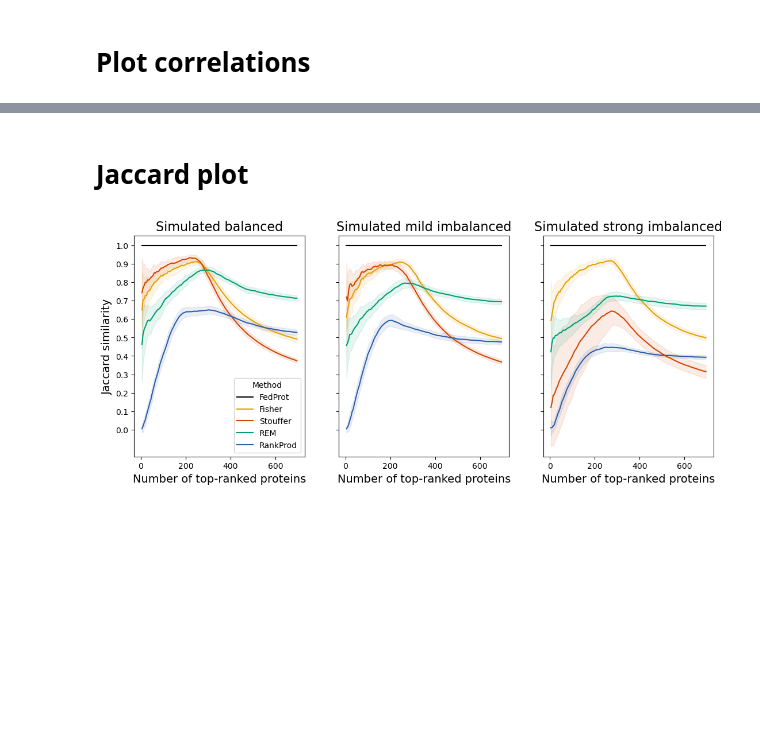
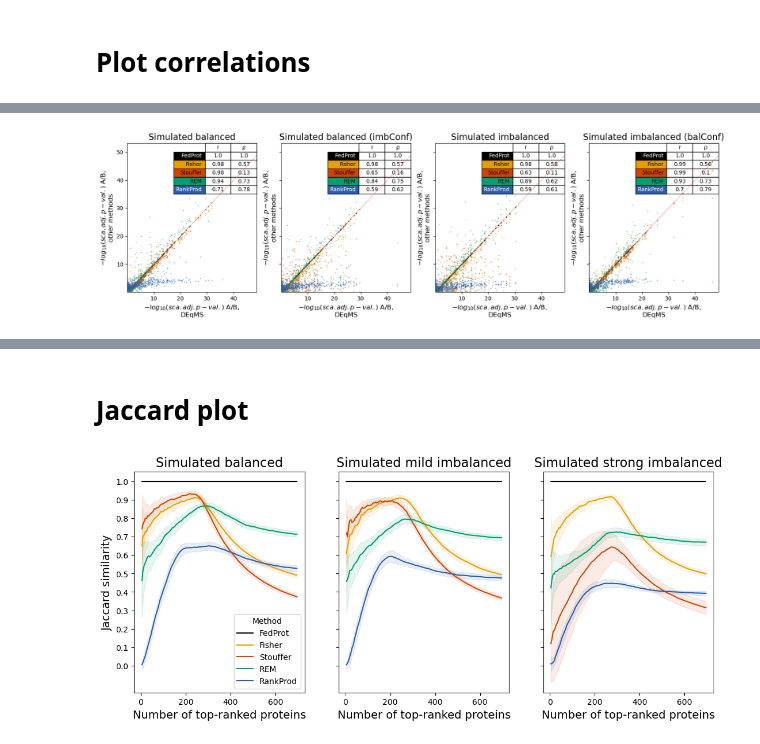
Before and after one commit to Freddsle/FedProt, a Jupyter notebook: evaluation/simulated/03_plot_results.ipynb, the cells around one changed output, grey strips where cells are left out. Saved outputs shown, nothing was run; the diff lists cells and outputs as text; code cells hidden in the pictures; blank space fills up the shorter version.

```diff
--- a/evaluation/simulated/03_plot_results.ipynb
+++ b/evaluation/simulated/03_plot_results.ipynb
@@ -166,0 +183,83 @@ Plotting corrs using p-vals - log-transformed.
+# %%
+root_dir = "/home/yuliya/repos/cosybio/FedProt/evaluation/simulated/"
+
+dfs = {}
+
+fedprot_name="DPE.tsv"
+deqms_name="res.tsv"
+fisher_name="MA_CM.tsv"
+rem_name="MA_REM.tsv"
+stouffer_name="MA_Stouffer.tsv"
+rankprod_name="MA_RankProd.tsv"
+
+
+prefix = f"/30_"
+
+workdir = root_dir + "balanced/results"
+df = fp_eval.read_results(workdir,
+    fedprot_name=f"{prefix}{fedprot_name}",
+    deqms_name=f"{prefix}{deqms_name}",
+    fisher_name=f"{prefix}{fisher_name}",
+    rem_name=f"{prefix}{rem_name}",
+    stouffer_name=f"{prefix}{stouffer_name}",
+    rankprod_name=f"{prefix}{rankprod_name}"
+)
+dfs["Balanced"] = df
+
+prefix = f"/30_"
+workdir = root_dir + "imbalanced_balanced/results"
+df = fp_eval.read_results(workdir,
+    fedprot_name=f"{prefix}{fedprot_name}",
+    deqms_name=f"{prefix}{deqms_name}",
+    fisher_name=f"{prefix}{fisher_name}",
+    rem_name=f"{prefix}{rem_name}",
+    stouffer_name=f"{prefix}{stouffer_name}",
+    rankprod_name=f"{prefix}{rankprod_name}"
+)
+dfs["Imbalanced_bal_Conf"] = df
+
+prefix = f"/36_"
+workdir = root_dir + "imbalanced/results"
+df = fp_eval.read_results(workdir,
+    fedprot_name=f"{prefix}{fedprot_name}",
+    deqms_name=f"{prefix}{deqms_name}",
+    fisher_name=f"{prefix}{fisher_name}",
+    rem_name=f"{prefix}{rem_name}",
+    stouffer_name=f"{prefix}{stouffer_name}",
+    rankprod_name=f"{prefix}{rankprod_name}"
+)
+dfs["Imbalanced"] = df
+
+prefix = f"/30_"
+workdir = root_dir + "balanced_imbalanced/results"
+df = fp_eval.read_results(workdir,
+    fedprot_name=f"{prefix}{fedprot_name}",
+    deqms_name=f"{prefix}{deqms_name}",
+    fisher_name=f"{prefix}{fisher_name}",
+    rem_name=f"{prefix}{rem_name}",
+    stouffer_name=f"{prefix}{stouffer_name}",
+    rankprod_name=f"{prefix}{rankprod_name}"
+)
+dfs["Balanced_imb_Conf"] = df
+
+
+
+
+
+
+log_dfs = {k: log_transform_df(v) for k,v in dfs.items()}
+
+fp_eval.plt_results(
+    log_dfs,
+    methods=["FedProt","Fisher","Stouffer","REM","RankProd"],
+    color_dict=color_dict,
+    what="pv_",
+    text="", dotsize=1,
+    datasets=["Balanced", "Imbalanced_bal_Conf", "Imbalanced", "Balanced_imb_Conf"],
+    comparsions = ["A/B", "A/B", "A/B", "A/B", "A/B"],
+    add_table=True,
+    figsize=(16, 5),
+    after_comma=2,
+    titles = ["Simulated balanced", "Simulated balanced (imbConf)", "Simulated imbalanced", "Simulated imbalanced (balConf)"]
+)
+# %% [output]
@@ -167,3 +290,4 @@ Plotting corrs using p-vals - log-transformed.
+[figure, added]
 # %%
 fp_eval.plt_results(
     log_dfs,
```
Also changed, not shown: parts of 7 cells of this notebook, 15 other files.
